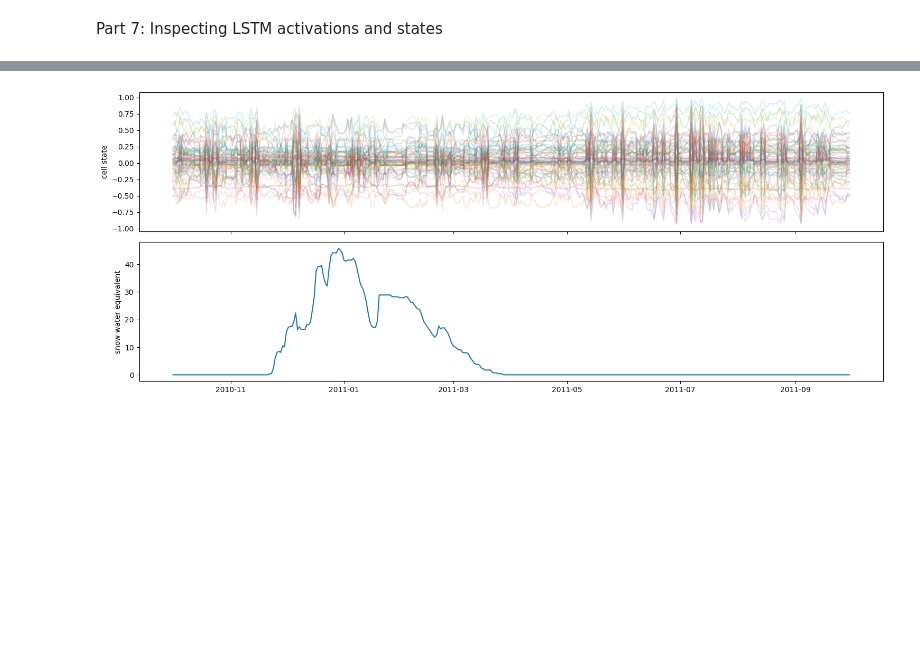
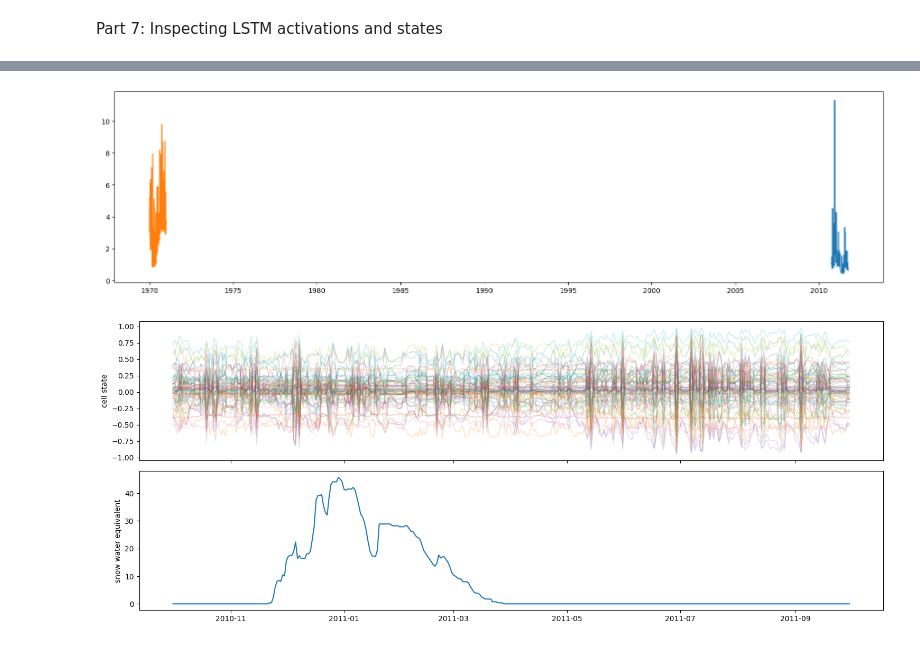
Before and after one commit to sanikabaste/Hy2DL, a Jupyter notebook: Hy2DL/experiments/LSTM_CAMELS_CH_inspection.ipynb, the cells around one changed output, grey strips where cells are left out. Saved outputs shown, nothing was run; the diff lists cells and outputs as text; code cells hidden in the pictures; blank space fills up the shorter version.

```diff
--- a/Hy2DL/experiments/LSTM_CAMELS_CH_inspection.ipynb
+++ b/Hy2DL/experiments/LSTM_CAMELS_CH_inspection.ipynb
@@ -382,7 +382,6 @@ with torch.no_grad():
                             batch_size = model_hyper_parameters["batch_size_evaluation"],
                             shuffle = False,
                             drop_last = False)
-        print("Batches in testing: ", len(loader))
 
         inspectmodel_output = []
         df_ts = pd.DataFrame()
@@ -391,11 +390,11 @@ with torch.no_grad():
             # using customLSTM
             pred_inspect  = lstm_model_inspect(sample["x_lstm"].transpose(0, 1).to(device))
 
-            y_sim = pred_inspect["y_hat"]* dataset.scaler["y_std"].to(device) + dataset.scaler["y_mean"].to(device)
+            y_sim = pred_inspect["y_hat"][:, -1, :]* dataset.scaler["y_std"].to(device) + dataset.scaler["y_mean"].to(device)
 
             # join results in a dataframe and store them in a dictionary (is easier to plot later)
             df = pd.DataFrame({"y_obs": sample["y_obs"].flatten().cpu().detach(),
-                                "y_sim": y_sim[:, -1, :].flatten().cpu().detach()},
+                                "y_sim": y_sim.flatten().cpu().detach()},
                                 index=pd.to_datetime(sample["date"]))
 
             df_ts = pd.concat([df_ts, df], axis=0)
@@ -406,7 +405,7 @@ with torch.no_grad():
                                 "f":pred_inspect["f"].cpu().detach(),
                                 "g":pred_inspect["g"].cpu().detach(),
                                 "o":pred_inspect["o"].cpu().detach(),
-                                "y_hat":pred_inspect["y_hat"].cpu().detach()}
+                                "y_hat":y_sim.cpu().detach()}
 
             inspectmodel_output.append(_output)
 
@@ -442,5 +441,8 @@ Testing using CustomLSTM complete for 6011
 Part 6. Initial analysis
 # %%
 # In case we already ran our model
-#with open(path_save_folder+"/test_results.pickle", "rb") as f:
-#    test_results = pickle.load(f)
+with open(path_save_folder+"/test_results.pickle", "rb") as f:
+   test_results = pickle.load(f)
+# %%
+with open(path_save_folder+"/test_results_inspection.pickle", "rb") as f:
+   inspect_results = pickle.load(f)
@@ -486,3 +490,10 @@ plt.show()
 [figure]
 # %% [markdown]
 Part 7: Inspecting LSTM activations and states
+# %%
+# check if predictions of CustomLSTM and CudaLSTM are identical
+
+model_output = test_results[basin_to_analyze]
+inspectmodel_output = inspect_results[basin_to_analyze]
+
+print('Identical predictions:', torch.allclose(torch.tensor(model_output['y_sim']), inspectmodel_output[0]['y_hat'], atol=1e-5))
@@ -489,3 +537,9 @@ Part 7: Inspecting LSTM activations and states
+# %%
+plt.plot(model_output['y_sim'])
+plt.plot(inspectmodel_output[0]['y_hat'])
+plt.show()
+# %% [output]
+[figure, added]
 # %%
 # Concatenate all batches into one tensor that contains the final time step of each sample.
 # basin to analyse = 2386
```
Also changed, not shown: parts of 9 cells of this notebook.
